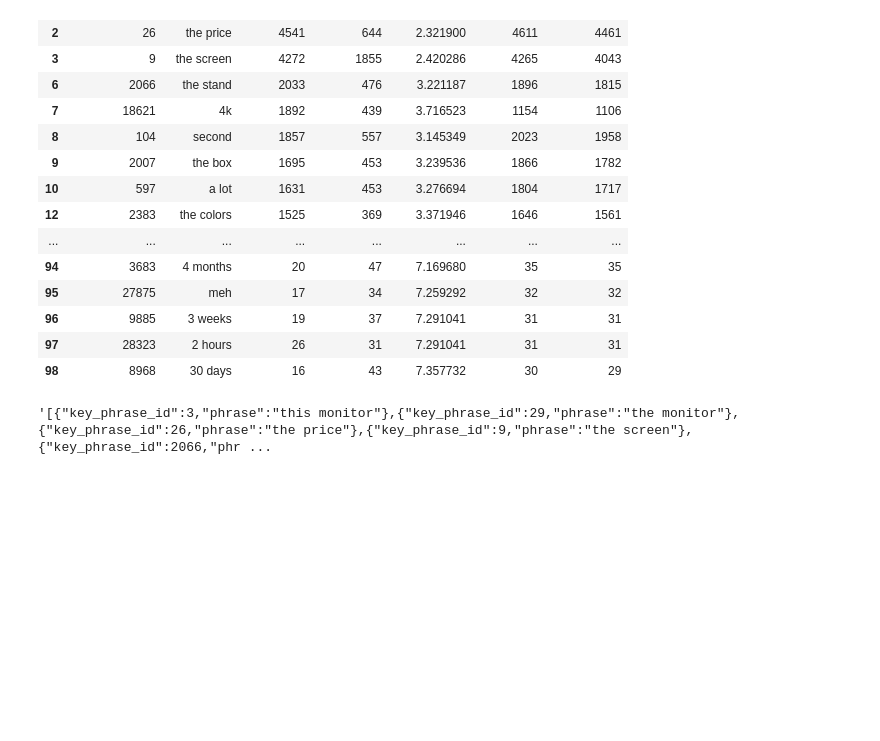
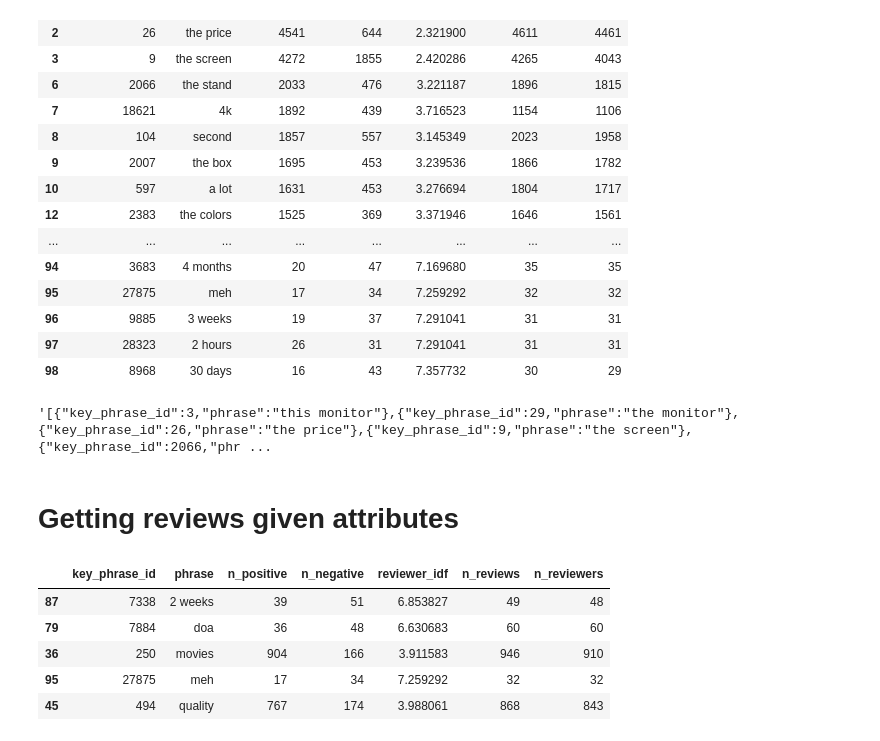
Before and after one commit to avelllabs/Gabby, a Jupyter notebook: notebooks/13_gb_gabby_api_development.ipynb, the cells around one changed output. Drawn from its saved outputs; the diff is of its cells as text; code cells hidden in the pictures; blank space fills up the shorter version.

```diff
--- a/notebooks/13_gb_gabby_api_development.ipynb
+++ b/notebooks/13_gb_gabby_api_development.ipynb
@@ -193,3 +193,14 @@ attributes_filtered
 attributes_filtered[['key_phrase_id', 'phrase']].to_json(orient='records')
 # %% [output]
 '[{"key_phrase_id":3,"phrase":"this monitor"},{"key_phrase_id":29,"phrase":"the monitor"},{"key_phrase_id":26,"phrase":"the price"},{"key_phrase_id":9,"phrase":"the screen"},{"key_phrase_id":2066,"phr ...
+# %% [markdown]
+# Getting reviews given attributes
+# %%
+attributes_filtered.sample(5)
+# %% [output]
+|  | key_phrase_id | phrase | n_positive | n_negative | reviewer_idf | n_reviews | n_reviewers |
+| 87 | 7338 | 2 weeks | 39 | 51 | 6.853827 | 49 | 48 |
+| 79 | 7884 | doa | 36 | 48 | 6.630683 | 60 | 60 |
+| 36 | 250 | movies | 904 | 166 | 3.911583 | 946 | 910 |
+| 95 | 27875 | meh | 17 | 34 | 7.259292 | 32 | 32 |
+| 45 | 494 | quality | 767 | 174 | 3.988061 | 868 | 843 |
```
Also changed, not shown: parts of 13 cells of this notebook, 2 other files.
